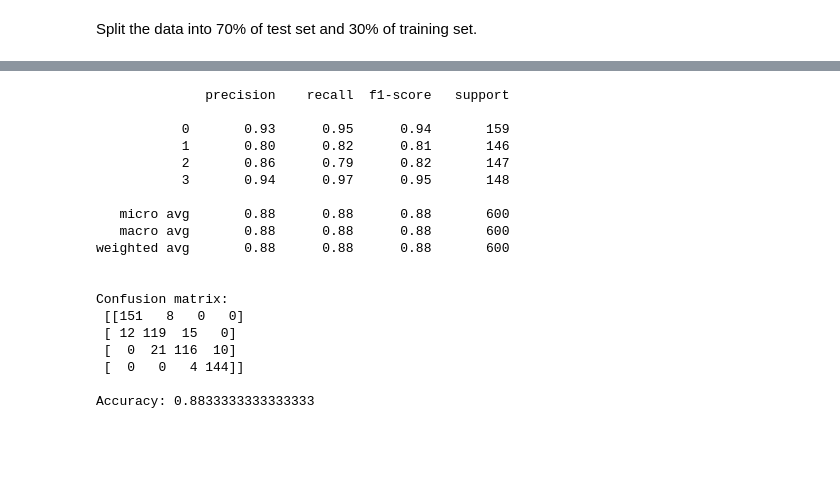
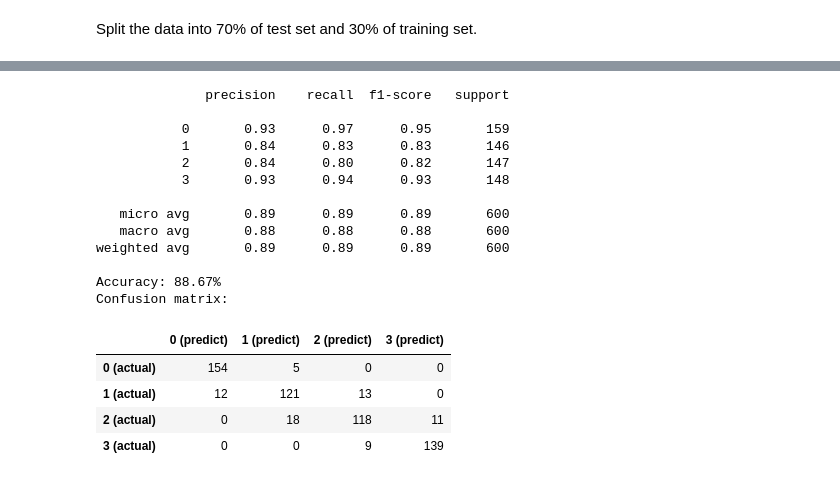
Before and after one commit to nath1295/Data-Science-Portfolio, a Jupyter notebook: mobile_price_classification/mobile_classification.ipynb, the cells around one changed output, grey strips where cells are left out. Drawn from its saved outputs; the diff is of its cells as text; code cells hidden in the pictures; blank space fills up the shorter version.

```diff
--- a/mobile_price_classification/mobile_classification.ipynb
+++ b/mobile_price_classification/mobile_classification.ipynb
@@ -205,0 +189,24 @@ Increment will be much less significant after 100 trees, thus we can choose to r
+# %%
+base_model = RandomForestClassifier(random_state=100)
+rs = ShuffleSplit(n_splits=5, test_size=0.3, random_state=100)
+base_score = cross_val_score(base_model, X, y, cv=rs, scoring='accuracy')
+base = base_score.mean()
+
+model = RandomForestClassifier(random_state=100)
+
+random_grid = {'bootstrap': [True,False],
+ 'criterion': ['gini','entropy'],
+ 'max_depth': [int(x) for x in np.linspace(15, 150, num = 10)]+[None],
+ 'max_features': ['auto', 'log2', None],
+ 'max_leaf_nodes': [int(x) for x in np.linspace(100, 1000, num = 10)]+[None],
+ 'min_samples_leaf': list(np.arange(1,5)),
+ 'min_samples_split': list(np.arange(2,6)),
+ 'n_estimators': [int(x) for x in np.linspace(start = 50, stop = 200, num = 16)],
+ 'class_weight': [None, 'balanced', 'balanced_subsample']}
+model_random = RandomizedSearchCV(estimator = model, param_distributions = random_grid, n_iter = 100, cv =rs, verbose=0, random_state=100, n_jobs = -1,
+                              scoring = 'accuracy')
+model_random.fit(X, y)
+model_best = model_random.best_estimator_
+score = model_random.best_score_
+improve = score-base
+best_params = model_random.best_params_
@@ -206,27 +234,27 @@ Increment will be much less significant after 100 trees, thus we can choose to r
 # %%
-model = RandomForestClassifier(n_estimators=120, random_state=100)
-model.fit(X_train,y_train)
-pred = model.predict(X_test)
-print(classification_report(y_test, pred),'\n')
-print('Confusion matrix:\n',confusion_matrix(y_test, pred))
-print('\nAccuracy:',accuracy_score(y_test,pred))
+X_train, X_test, y_train, y_test = train_test_split(X, y, test_size=0.3, random_state=100)
+model_best.fit(X_train,y_train)
+pred = model_best.predict(X_test)
+print(classification_report(y_test,pred))
+print("Accuracy: "+str(round(accuracy_score(y_test,pred)*100,2))+'%')
+print('Confusion matrix:')
+conf_matrix(y_test,pred)
 # %% [output]
               precision    recall  f1-score   support
 
-           0       0.93      0.95      0.94       159
-           1       0.80      0.82      0.81       146
-           2       0.86      0.79      0.82       147
-           3       0.94      0.97      0.95       148
+           0       0.93      0.97      0.95       159
+           1       0.84      0.83      0.83       146
+           2       0.84      0.80      0.82       147
+           3       0.93      0.94      0.93       148
 
-   micro avg       0.88      0.88      0.88       600
+   micro avg       0.89      0.89      0.89       600
    macro avg       0.88      0.88      0.88       600
-weighted avg       0.88      0.88      0.88       600
+weighted avg       0.89      0.89      0.89       600
 
-
+Accuracy: 88.67%
 Confusion matrix:
- [[151   8   0   0]
- [ 12 119  15   0]
- [  0  21 116  10]
- [  0   0   4 144]]
-
-Accuracy: 0.8833333333333333
+|  | 0 (predict) | 1 (predict) | 2 (predict) | 3 (predict) |
+| 0 (actual) | 154 | 5 | 0 | 0 |
+| 1 (actual) | 12 | 121 | 13 | 0 |
+| 2 (actual) | 0 | 18 | 118 | 11 |
+| 3 (actual) | 0 | 0 | 9 | 139 |
```
Also changed, not shown: parts of 28 cells of this notebook.
